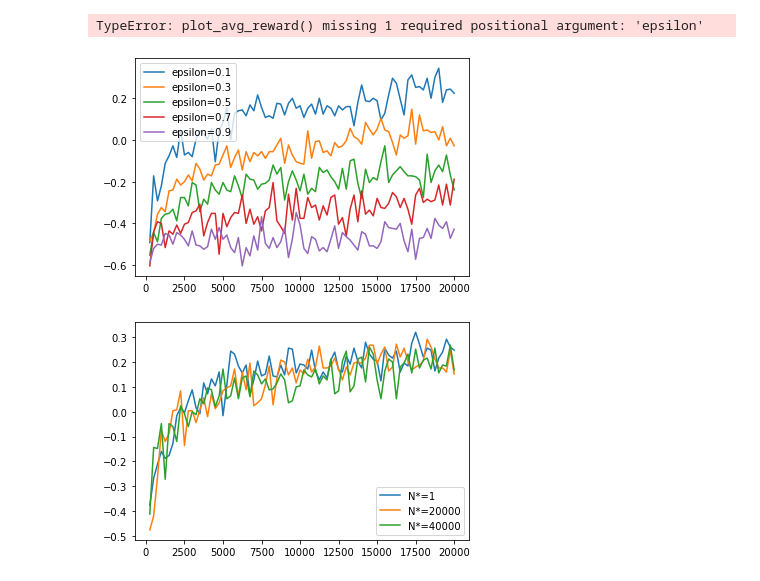
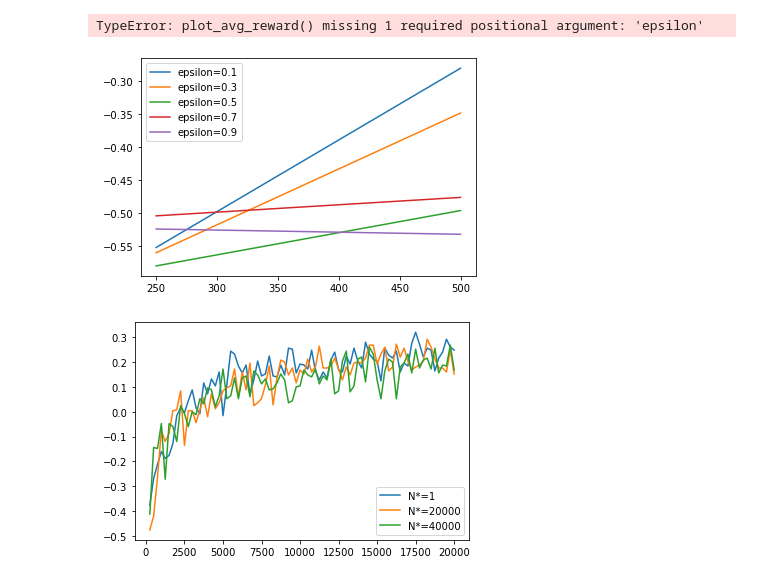
Before and after one commit to giuliamesc/tic_tac_toe, a Jupyter notebook: main.ipynb, the cells around one changed output. Drawn from its saved outputs; the diff is of its cells as text; code cells hidden in the pictures.

```diff
--- a/main.ipynb
+++ b/main.ipynb
@@ -189,16 +209,17 @@ game.plot_avg_reward(N)
 # %% [output]
 TypeError: plot_avg_reward() missing 1 required positional argument: 'epsilon'
 # %%
+## Question 1
 np.random.seed(2022)
 eps_vector = [0.1,0.3,0.5,0.7,0.9]
 rew_epsilon = []
 
-N = 20000
+N = 500
 for epsilon in eps_vector:
     game = QLearning(epsilon,0.5)
     game.play_n_games(N, epsilon*np.ones(N))
     game.plot_avg_reward(N,epsilon)
     rew_epsilon.append(game.reward_vec)
 # %% [output]
-[figure, old version]
+[figure, new version]
 # %%
```
Also changed, not shown: parts of 6 cells of this notebook, 8 other files.
